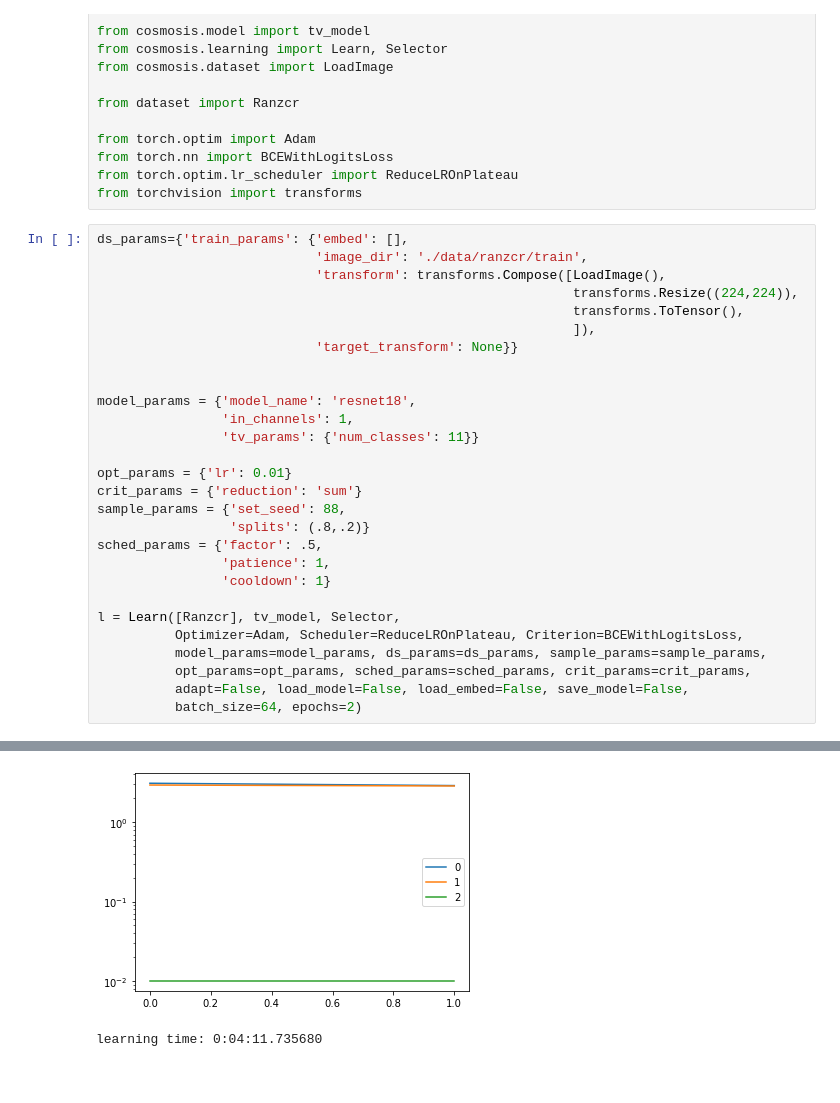
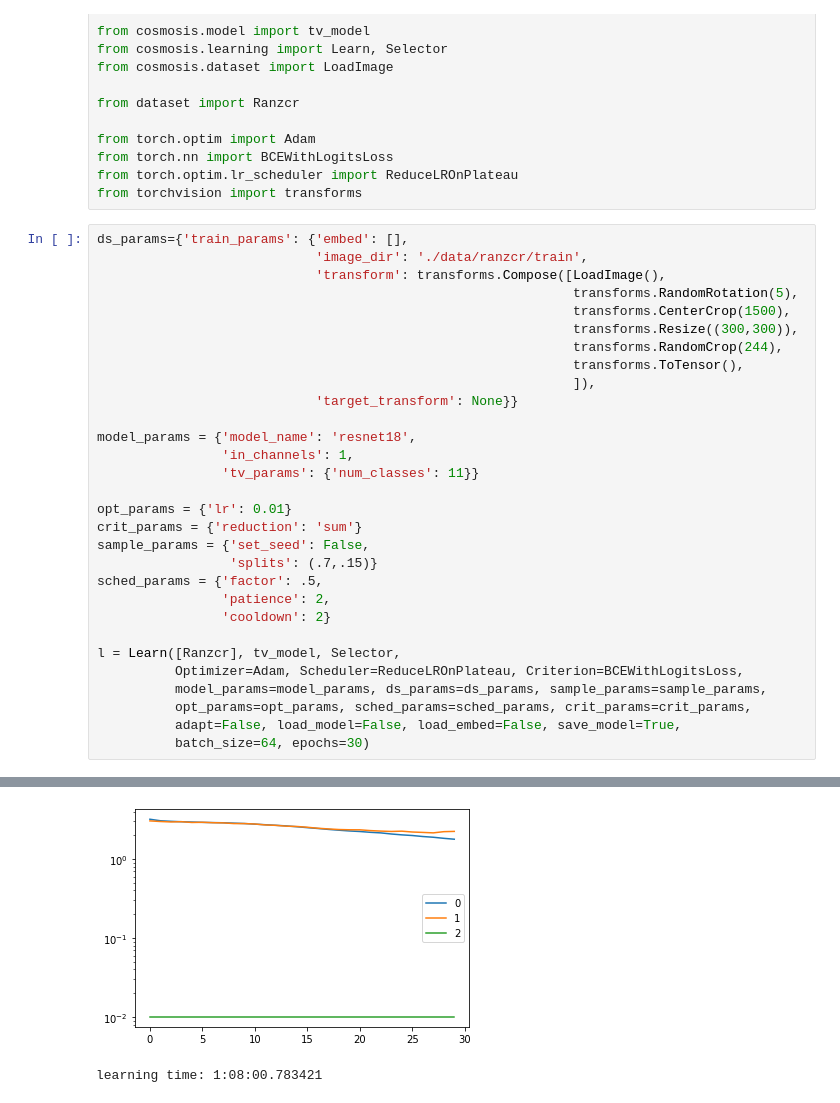
Before and after one commit to icanswim/cxr, a Jupyter notebook: experiment.ipynb, the cells around one changed output, grey strips where cells are left out. Drawn from its saved outputs; the diff is of its cells as text.

```diff
--- a/experiment.ipynb
+++ b/experiment.ipynb
@@ -16,11 +16,13 @@ from torchvision import transforms
 ds_params={'train_params': {'embed': [],
                             'image_dir': './data/ranzcr/train',
                             'transform': transforms.Compose([LoadImage(),
-                                                             transforms.Resize((224,224)),
+                                                             transforms.RandomRotation(5),
+                                                             transforms.CenterCrop(1500),
+                                                             transforms.Resize((300,300)),
+                                                             transforms.RandomCrop(244),
                                                              transforms.ToTensor(),
                                                              ]),
                             'target_transform': None}}
-
 
 model_params = {'model_name': 'resnet18',
                 'in_channels': 1,
@@ -28,17 +30,17 @@ model_params = {'model_name': 'resnet18',
 
 opt_params = {'lr': 0.01}
 crit_params = {'reduction': 'sum'}
-sample_params = {'set_seed': 88,
-                 'splits': (.8,.2)}
+sample_params = {'set_seed': False,
+                 'splits': (.7,.15)}
 sched_params = {'factor': .5,
-                'patience': 1,
-                'cooldown': 1}
+                'patience': 2,
+                'cooldown': 2}
 
 l = Learn([Ranzcr], tv_model, Selector,
           Optimizer=Adam, Scheduler=ReduceLROnPlateau, Criterion=BCEWithLogitsLoss,
           model_params=model_params, ds_params=ds_params, sample_params=sample_params,
           opt_params=opt_params, sched_params=sched_params, crit_params=crit_params,
-          adapt=False, load_model=False, load_embed=False, save_model=False,
-          batch_size=64, epochs=2)
+          adapt=False, load_model=False, load_embed=False, save_model=True,
+          batch_size=64, epochs=30)
 # %% [output]
 CDataset created...
@@ -53,6 +62,6 @@ tensor([[0., 0., 0., 0., 0., 0., 0., 0., 0., 1., 0.]], device='cuda:0',
        dtype=torch.float64)
-[figure, old version]
+[figure, new version]
-learning time: 0:04:11.735680
+learning time: 1:08:00.783421
 # %%
 ds_params={'train_params': {'embed': [],
                             'image_dir': './data/ranzcr/train',
```
Also changed, not shown: parts of 7 cells of this notebook.
